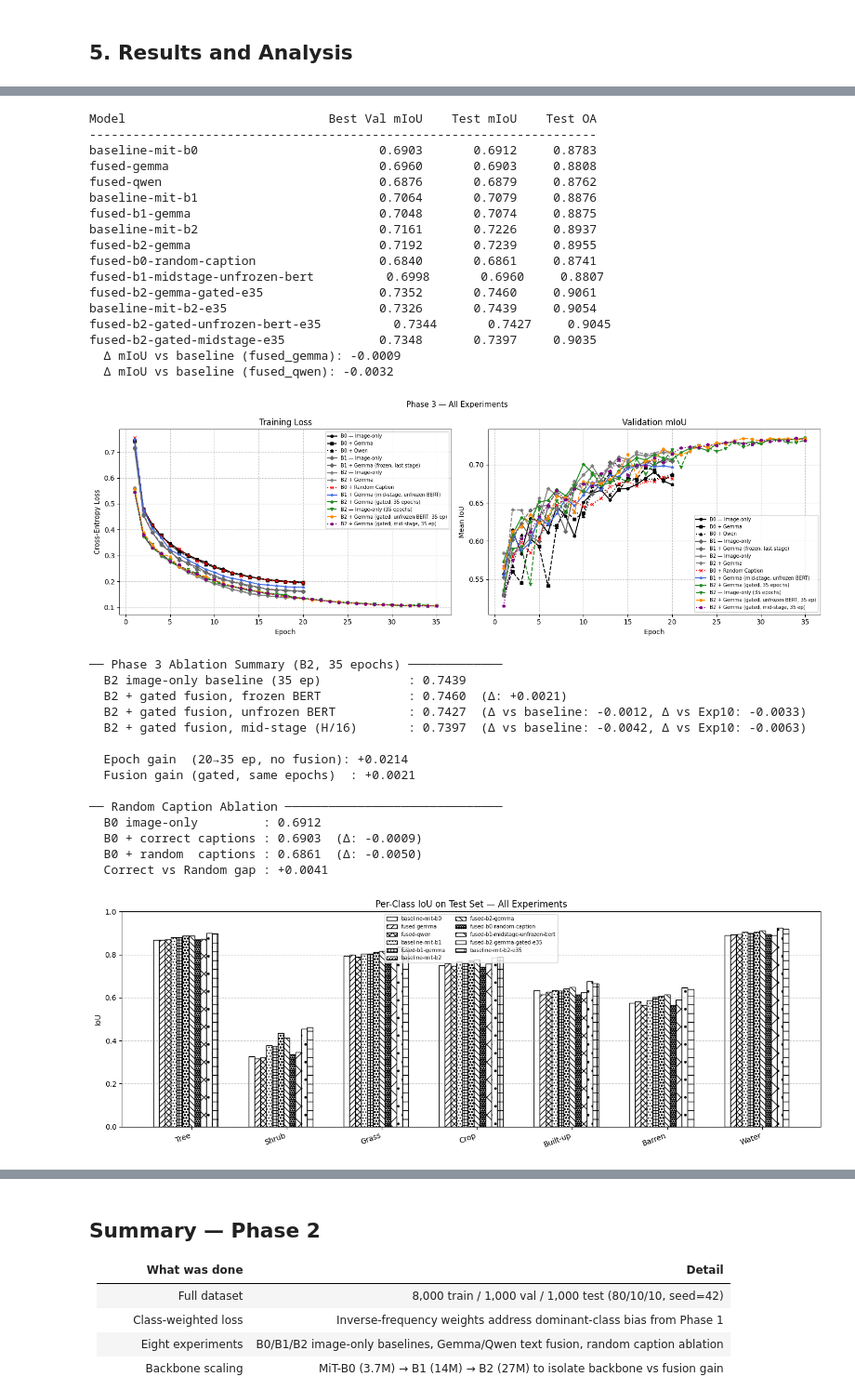
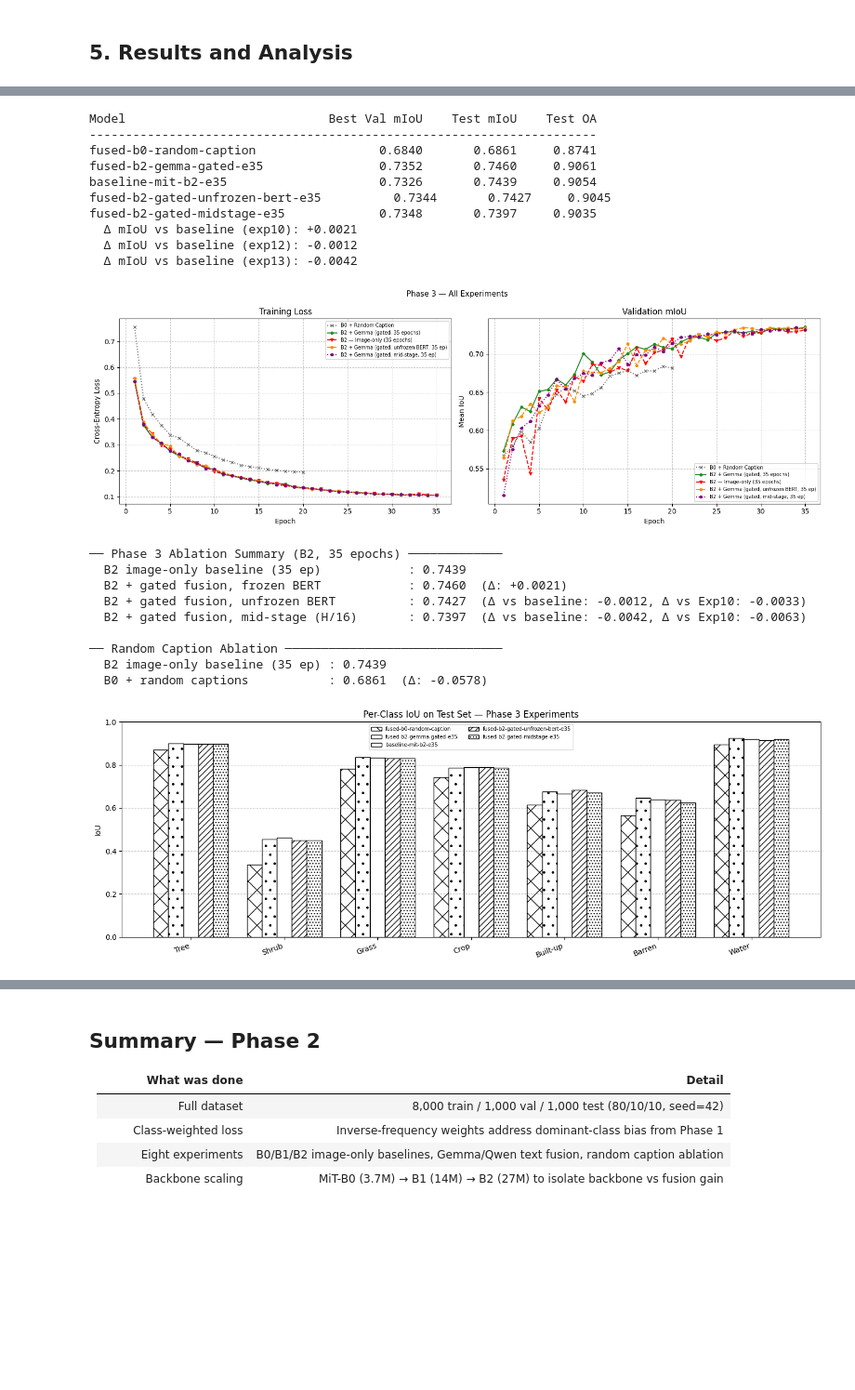
Before and after one commit to ftmoztl/multimodal-landcover-segmentation, a Jupyter notebook: notebooks/phase3_final_results.ipynb, the cells around one changed output, grey strips where cells are left out. Shown at 93% size. Drawn from its saved outputs; the diff is of its cells as text; code cells hidden in the pictures; blank space fills up the shorter version.

Commit message:
Keep only ablation study

```diff
--- a/notebooks/phase3_final_results.ipynb
+++ b/notebooks/phase3_final_results.ipynb
@@ -1552,44 +1398,29 @@ for key, res in all_results.items():
     print(f'{res["run_name"]:<30} {res["best_val_miou"]:>15.4f} '
           f'{tm["miou"]:>12.4f} {tm["oa"]:>10.4f}')
 
-baseline_miou = all_results['baseline']['test_metrics']['miou']
-for key in ['fused_gemma', 'fused_qwen']:
+baseline_miou = all_results['exp11']['test_metrics']['miou']
+for key in ['exp10', 'exp12', 'exp13']:
     if key in all_results:
         delta = all_results[key]['test_metrics']['miou'] - baseline_miou
         print(f'  Δ mIoU vs baseline ({key}): {delta:+.4f}')
 # %% [output]
 Model                            Best Val mIoU    Test mIoU    Test OA
 ----------------------------------------------------------------------
-baseline-mit-b0                         0.6903       0.6912     0.8783
-fused-gemma                             0.6960       0.6903     0.8808
-fused-qwen                              0.6876       0.6879     0.8762
-baseline-mit-b1                         0.7064       0.7079     0.8876
-fused-b1-gemma                          0.7048       0.7074     0.8875
-baseline-mit-b2                         0.7161       0.7226     0.8937
-fused-b2-gemma                          0.7192       0.7239     0.8955
 fused-b0-random-caption                 0.6840       0.6861     0.8741
-fused-b1-midstage-unfrozen-bert          0.6998       0.6960     0.8807
 fused-b2-gemma-gated-e35                0.7352       0.7460     0.9061
 baseline-mit-b2-e35                     0.7326       0.7439     0.9054
 fused-b2-gated-unfrozen-bert-e35          0.7344       0.7427     0.9045
 fused-b2-gated-midstage-e35             0.7348       0.7397     0.9035
-  Δ mIoU vs baseline (fused_gemma): -0.0009
-  Δ mIoU vs baseline (fused_qwen): -0.0032
+  Δ mIoU vs baseline (exp10): +0.0021
+  Δ mIoU vs baseline (exp12): -0.0012
+  Δ mIoU vs baseline (exp13): -0.0042
 # %%
 STYLES = [
-    ('o-',  'black',       'B0 — Image-only'),
-    ('s--', 'black',       'B0 + Gemma'),
-    ('^:',  'black',       'B0 + Qwen'),
-    ('D-',  'dimgray',     'B1 — Image-only'),
-    ('D--', 'dimgray',     'B1 + Gemma (frozen, last stage)'),
-    ('P-',  'gray',        'B2 — Image-only'),
-    ('P--', 'gray',        'B2 + Gemma'),
-    ('x:',  'red',         'B0 + Random Caption'),
-    ('*-',  'royalblue',   'B1 + Gemma (mid-stage, unfrozen BERT)'),
-    ('H-',  'forestgreen', 'B2 + Gemma (gated, 35 epochs)'),  # Exp 10
-    ('v--', 'forestgreen', 'B2 — Image-only (35 epochs)'),     # Exp 11
-    ('H--', 'darkorange',   'B2 + Gemma (gated, unfrozen BERT, 35 ep)'),  # Exp 12
-    ('p:',  'purple',       'B2 + Gemma (gated, mid-stage, 35 ep)'),      # Exp 13
+    ('x:',  'dimgray',         'B0 + Random Caption'),
+    ('H-',  'forestgreen', 'B2 + Gemma (gated, 35 epochs)'),           # Exp 10
+    ('v--', 'red', 'B2 — Image-only (35 epochs)'),              # Exp 11
+    ('H--', 'darkorange',  'B2 + Gemma (gated, unfrozen BERT, 35 ep)'), # Exp 12
+    ('p:',  'purple',      'B2 + Gemma (gated, mid-stage, 35 ep)'),     # Exp 13
 ]
 
 fig, (ax1, ax2) = plt.subplots(1, 2, figsize=(15, 5), facecolor='white')
@@ -1625,12 +1456,10 @@ plt.savefig('results/figures/phase3_training_curves.png', dpi=300,
             bbox_inches='tight', facecolor='white')
 plt.show()
 
-# ── Exp 10 summary ────────────────────────────────────────────────────────────
+# ── Phase 3 Ablation Summary ──────────────────────────────────────────────────
 if 'exp10' in all_results and 'exp11' in all_results:
-    b2_20  = all_results['baseline_b2']['test_metrics']['miou']
-    b2_35  = all_results['exp11']['test_metrics']['miou']
-    exp10  = all_results['exp10']['test_metrics']['miou']
-    p2_b2  = all_results['fused_b2_gemma']['test_metrics']['miou']
+    b2_35 = all_results['exp11']['test_metrics']['miou']
+    exp10 = all_results['exp10']['test_metrics']['miou']
     print('\n── Phase 3 Ablation Summary (B2, 35 epochs) ─────────────')
     print(f'  B2 image-only baseline (35 ep)            : {b2_35:.4f}')
     print(f'  B2 + gated fusion, frozen BERT            : {exp10:.4f}  (Δ: {exp10-b2_35:+.4f})')
@@ -1640,69 +1469,59 @@ if 'exp10' in all_results and 'exp11' in all_results:
     if 'exp13' in all_results:
         exp13 = all_results['exp13']['test_metrics']['miou']
         print(f'  B2 + gated fusion, mid-stage (H/16)       : {exp13:.4f}  (Δ vs baseline: {exp13-b2_35:+.4f}, Δ vs Exp10: {exp13-exp10:+.4f})')
-    print(f'\n  Epoch gain  (20→35 ep, no fusion): {b2_35 - b2_20:+.4f}')
-    print(f'  Fusion gain (gated, same epochs)  : {exp10-b2_35:+.4f}')
 
 # ── Random caption ablation ───────────────────────────────────────────────────
-if 'fused_gemma' in all_results and 'fused_random' in all_results:
-    correct  = all_results['fused_gemma']['test_metrics']['miou']
+if 'fused_random' in all_results and 'exp11' in all_results:
     random_  = all_results['fused_random']['test_metrics']['miou']
-    baseline = all_results['baseline']['test_metrics']['miou']
+    baseline = all_results['exp11']['test_metrics']['miou']
     print('\n── Random Caption Ablation ──────────────────────────────')
-    print(f'  B0 image-only         : {baseline:.4f}')
-    print(f'  B0 + correct captions : {correct:.4f}  (Δ: {correct-baseline:+.4f})')
-    print(f'  B0 + random  captions : {random_:.4f}  (Δ: {random_-baseline:+.4f})')
-    print(f'  Correct vs Random gap : {correct-random_:+.4f}')
+    print(f'  B2 image-only baseline (35 ep) : {baseline:.4f}')
+    print(f'  B0 + random captions           : {random_:.4f}  (Δ: {random_-baseline:+.4f})')
 # %% [output]
-[figure, old version]
+[figure, new version]
 ── Phase 3 Ablation Summary (B2, 35 epochs) ─────────────
   B2 image-only baseline (35 ep)            : 0.7439
   B2 + gated fusion, frozen BERT            : 0.7460  (Δ: +0.0021)
   B2 + gated fusion, unfrozen BERT          : 0.7427  (Δ vs baseline: -0.0012, Δ vs Exp10: -0.0033)
   B2 + gated fusion, mid-stage (H/16)       : 0.7397  (Δ vs baseline: -0.0042, Δ vs Exp10: -0.0063)
 
-  Epoch gain  (20→35 ep, no fusion): +0.0214
-  Fusion gain (gated, same epochs)  : +0.0021
-
 ── Random Caption Ablation ──────────────────────────────
-  B0 image-only         : 0.6912
-  B0 + correct captions : 0.6903  (Δ: -0.0009)
-  B0 + random  captions : 0.6861  (Δ: -0.0050)
-  Correct vs Random gap : +0.0041
+  B2 image-only baseline (35 ep) : 0.7439
+  B0 + random captions           : 0.6861  (Δ: -0.0578)
 # %%
-HATCHES = ['', '///', 'xxx', '...', '+++', 'ooo', '\\\\\\', '****', 'x', '.', "+"]
+HATCHES = ['x', '.', '', '///', '...']
 
 n_exps = len(all_results)
 width  = 0.8 / n_exps
 
 fig, ax = plt.subplots(figsize=(14, 5), facecolor='white')
 ax.set_facecolor('white')
 for spine in ax.spines.values():
     spine.set_edgecolor('black')
 ax.tick_params(colors='black')
 
 x = np.arange(CONFIG['num_classes'])
 
 for i, (res, hatch) in enumerate(zip(all_results.values(), HATCHES)):
     ious = [v if not np.isnan(v) else 0.0
             for v in res['test_metrics']['per_class_iou']]
     ax.bar(x + i * width, ious, width=width, label=res['run_name'],
            color='white', edgecolor='black', hatch=hatch)
 
 ax.set_xticks(x + width * (n_exps - 1) / 2)
 ax.set_xticklabels(CLASS_NAMES, rotation=20, ha='right', color='black')
 ax.set_ylabel('IoU', color='black')
-ax.set_title('Per-Class IoU on Test Set — All Experiments', color='black')
+ax.set_title('Per-Class IoU on Test Set — Phase 3 Experiments', color='black')
 ax.legend(labelcolor='black', fontsize=7, ncol=2)
 ax.grid(True, axis='y', linestyle='--', alpha=0.4, color='gray')
 ax.set_ylim(0, 1)
 
 plt.tight_layout()
-plt.savefig('results/figures/phase2_per_class_iou.png', dpi=300,
+plt.savefig('results/figures/phase3_per_class_iou.png', dpi=300,
             bbox_inches='tight', facecolor='white')
 plt.show()
 # %% [output]
-[figure, old version]
+[figure, new version]
 # %%
 # ── Rare-class Analysis: Does fusion disproportionately help Shrub, Barren & Built-up? ──
 RARE_CLASSES = {1: "Shrub", 4: "Built-up", 5: "Barren"}
```
Also changed, not shown: parts of 11 cells of this notebook.
